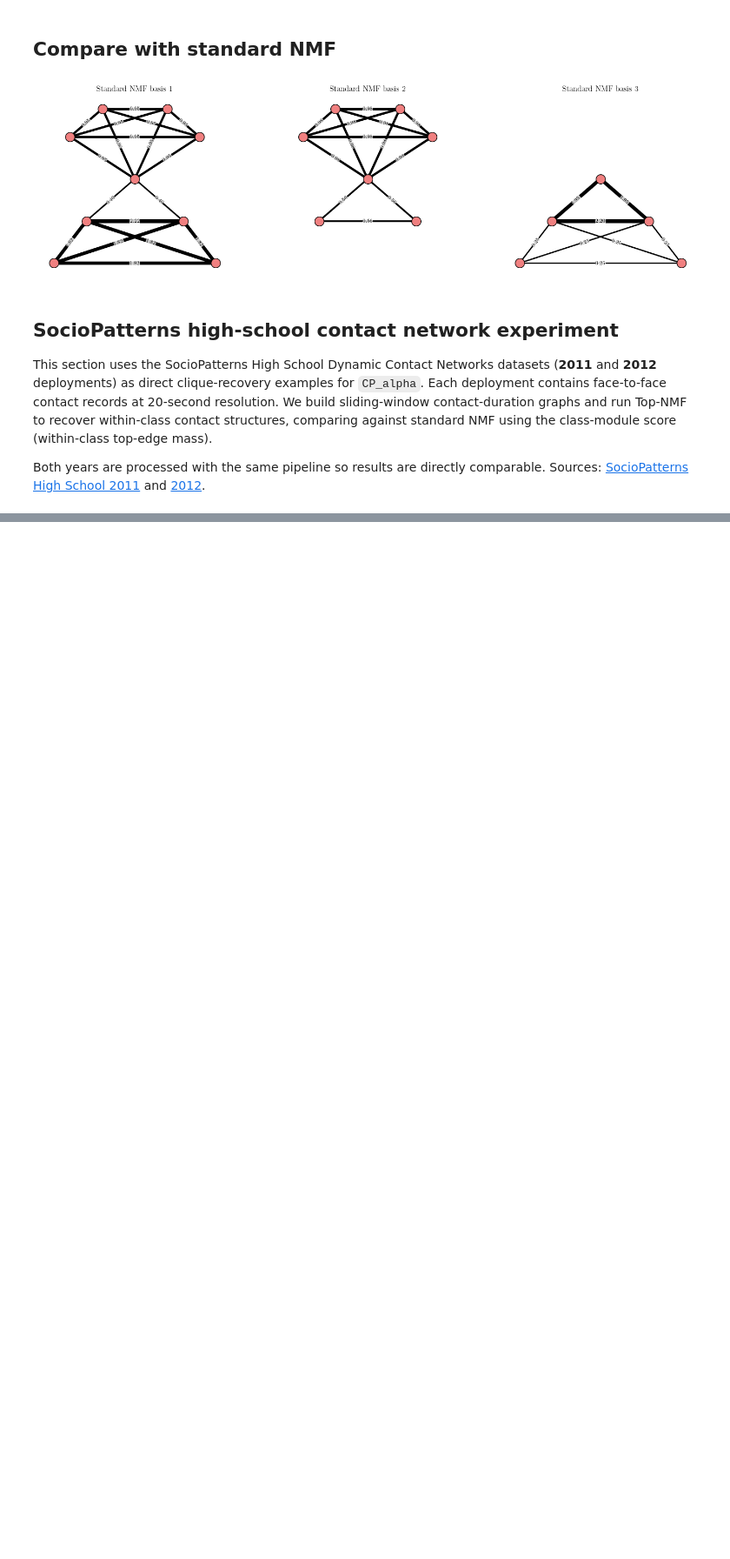
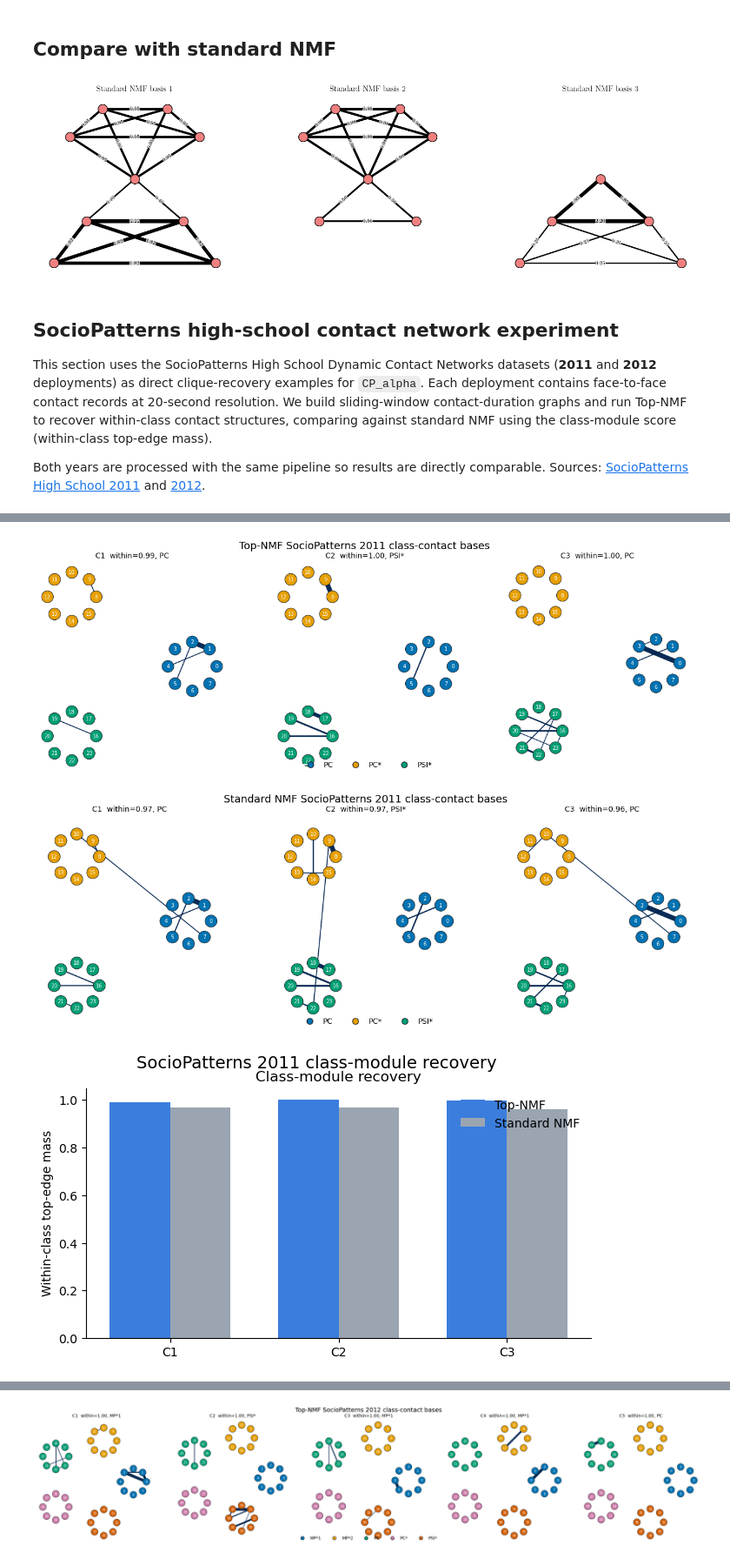
Before and after one commit to shizuo-kaji/TopNMF, a Jupyter notebook: notebook/Edge-weighted_Graph.ipynb, the cells around one changed output, grey strips where cells are left out. Shown at 87% size. Cells and saved outputs as stored; diff of their text form; code cells hidden in the pictures; blank space fills up the shorter version.

```diff
--- a/notebook/Edge-weighted_Graph.ipynb
+++ b/notebook/Edge-weighted_Graph.ipynb
@@ -555,13 +558,13 @@ for year, data in sp_data.items():
         complex=GraphFiltrationPH(max_dim=1, superlevel=True),
         use_embedding=False,
         ph_loss_fn=clique_deviation_loss,
-        ph_loss_params={"alpha": 1.0, "remove_longest": {0: False, 1: False}},
+        ph_loss_params={"alpha": 1.0, "remove_longest": {0: True, 1: False}},
     )
     sp_model.fit(
         X_sp,
         n_iterations=1000,
         lr=0.005,
-        lambda_top=0.01,
+        lambda_top=0.0001,
         lambda_apx=1.0,
         PH_dims=[0, 1],
         complex_inputs={"all_edges": sp_edges, "node_pos": sp_pos},
@@ -591,7 +597,7 @@ def component_class_module_scores(
     components: np.ndarray,
     edges: List[Tuple[int, int]],
     node_classes: List[str],
-    threshold_quantile: float = 0.85,
+    threshold_quantile: float = 0.70,
 ) -> List[Dict[str, object]]:
     """
     Score how strongly each component concentrates on within-class edges.
@@ -674,7 +680,7 @@ def plot_sociopatterns_components(
         Axes array.
     """
     classes = sorted(set(node_classes))
-    palette = dict(zip(classes, ["#4c78a8", "#f58518", "#54a24b", "#b279a2", "#e45756"]))
+    palette = dict(zip(classes, ["#0072B2", "#E69F00", "#009E73", "#CC79A7", "#D55E00"]))
     node_colors = [palette[node_classes[idx]] for idx in range(len(node_classes))]
     max_weight = max(float(np.max(components)), 1e-12)
     n_components_local = components.shape[0]
@@ -706,7 +712,7 @@ def plot_sociopatterns_components(
             pos,
             node_color=node_colors,
             edgecolors="#20242a",
-            node_size=250,
+            node_size=260,
             linewidths=0.7,
             ax=ax,
         )
@@ -716,11 +722,11 @@ def plot_sociopatterns_components(
                 pos,
                 edgelist=selected_edges,
                 edge_color=selected_weights,
-                edge_cmap=plt.cm.magma,
-                edge_vmin=0.0,
+                edge_cmap=plt.cm.cividis,
+                edge_vmin=max_weight, #threshold,
                 edge_vmax=max_weight,
-                width=[0.6 + 5.2 * weight / max_weight for weight in selected_weights],
-                alpha=0.82,
+                width=[1.0 + 5.5 * weight / max_weight for weight in selected_weights],
+                alpha=0.96,
                 ax=ax,
             )
         nx.draw_networkx_labels(
@@ -815,6 +821,43 @@ def print_class_module_report(
         - np.mean([score["within_ratio"] for score in standard_scores])
     )
     print(f"Top-NMF class-module advantage over standard NMF: {advantage:.3f} within-class mass")
+
+
+def to_numpy_matrix(value: object) -> np.ndarray:
+    """Convert a tensor-like matrix to a NumPy array."""
+    if hasattr(value, "detach"):
+        return value.detach().cpu().numpy()
+    return np.asarray(value)
+
+
+def reconstruction_error(
+    X: np.ndarray,
+    W: object,
+    H: object,
+) -> Dict[str, float]:
+    """Compute absolute and relative Frobenius reconstruction error."""
+    W_np = to_numpy_matrix(W)
+    H_np = to_numpy_matrix(H)
+    residual = X - W_np @ H_np
+    absolute_error = float(np.linalg.norm(residual, ord="fro"))
+    baseline = float(np.linalg.norm(X, ord="fro"))
+    relative_error = absolute_error / max(baseline, 1e-12)
+    return {"absolute": absolute_error, "relative": relative_error}
+
+
+def print_reconstruction_error_report(
+    dataset_name: str,
+    top_error: Dict[str, float],
+    standard_error: Dict[str, float],
+) -> None:
+    """Print a compact reconstruction error report."""
+    print(
+        f"{dataset_name} reconstruction error: "
+        f"Top-NMF abs={top_error['absolute']:.3f}, rel={top_error['relative']:.3f}; "
+        f"standard NMF abs={standard_error['absolute']:.3f}, rel={standard_error['relative']:.3f}"
+    )
+
+
 for year, data in sp_data.items():
     if not data["ready"] or year not in sp_models:
         print(f"SocioPatterns {year} visualization skipped.")
@@ -825,6 +868,7 @@ for year, data in sp_data.items():
     sp_edges = data["sp_edges"]
     sp_pos = data["sp_pos"]
     node_classes = data["node_classes"]
+    X_sp = data["X"]
 
     V_sp = sp_model.V.detach().cpu().numpy()
     H_sp_std_norm = H_sp_std / np.maximum(H_sp_std.max(axis=1, keepdims=True), 1e-12)
@@ -833,13 +877,27 @@ for year, data in sp_data.items():
     top_cp_scores_sp = cp_alpha_component_scores(V_sp, sp_edges)
     standard_cp_scores_sp = cp_alpha_component_scores(H_sp_std_norm, sp_edges)
 
+    top_W_sp = getattr(sp_model, "W", getattr(sp_model, "W_", None))
+    top_H_sp = getattr(sp_model, "V", getattr(sp_model, "H", None))
+    if top_W_sp is None or top_H_sp is None:
+        raise AttributeError("TopologicalNMF does not expose factor matrices needed for reconstruction error.")
+
+    #top_reconstruction = reconstruction_error(X_sp, top_W_sp, top_H_sp)
+    #standard_reconstruction = reconstruction_error(X_sp, W_sp_std, H_sp_std)
+
     fig_sp_top, _ = plot_sociopatterns_components(
-        V_sp, sp_edges, node_classes, sp_pos,
+        V_sp,
+        sp_edges,
+        node_classes,
+        sp_pos,
         title=f"Top-NMF SocioPatterns {year} class-contact bases",
         scores=top_scores_sp,
     )
     fig_sp_std, _ = plot_sociopatterns_components(
-        H_sp_std_norm, sp_edges, node_classes, sp_pos,
+        H_sp_std_norm,
+        sp_edges,
+        node_classes,
+        sp_pos,
         title=f"Standard NMF SocioPatterns {year} class-contact bases",
         scores=standard_scores_sp,
     )
@@ -853,9 +911,11 @@ for year, data in sp_data.items():
 
     print(f"\n--- SocioPatterns {year} ---")
     print_class_module_report(top_scores_sp, standard_scores_sp)
+    #print_reconstruction_error_report(f"SocioPatterns {year}", top_reconstruction, standard_reconstruction)
     print_cp_alpha_report(f"SocioPatterns {year}", top_cp_scores_sp, standard_cp_scores_sp)
 
     fig_sp_top.savefig(f"sociopatterns_{year}_topnmf_class_contact_basis.png", dpi=300, bbox_inches="tight")
     fig_sp_std.savefig(f"sociopatterns_{year}_standard_nmf_class_contact_basis.png", dpi=300, bbox_inches="tight")
     fig_sp_score.savefig(f"sociopatterns_{year}_class_module_score_comparison.png", dpi=300, bbox_inches="tight")
     fig_sp_cp.savefig(f"sociopatterns_{year}_cp_alpha_score_comparison.png", dpi=300, bbox_inches="tight")
+# %% [output]
@@ -861,0 +933,3 @@ for year, data in sp_data.items():
+[figure, added]
+[figure, added]
+[figure, added]
@@ -861,0 +937 @@ for year, data in sp_data.items():
+[figure, added]
```
Also changed, not shown: parts of 4 cells of this notebook, 22 other files.
